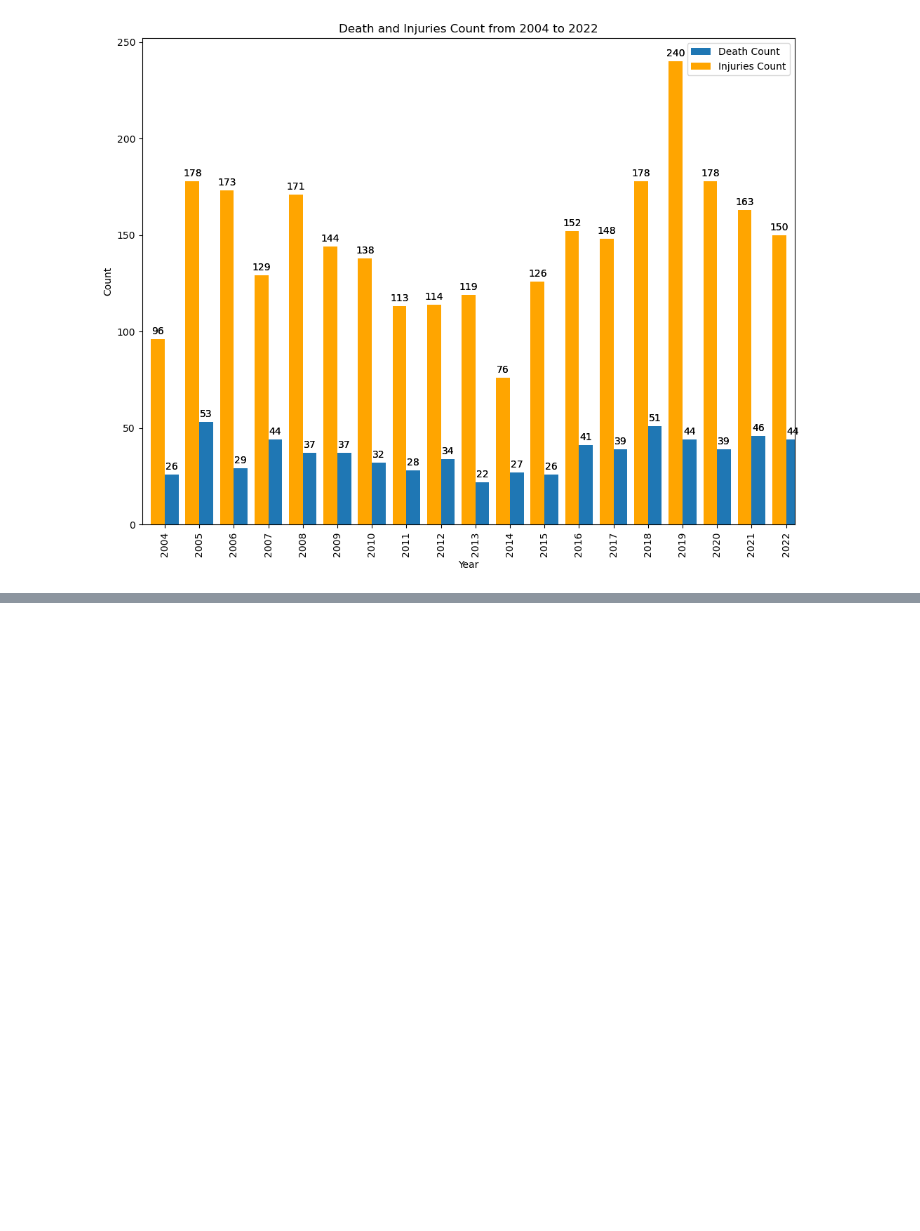
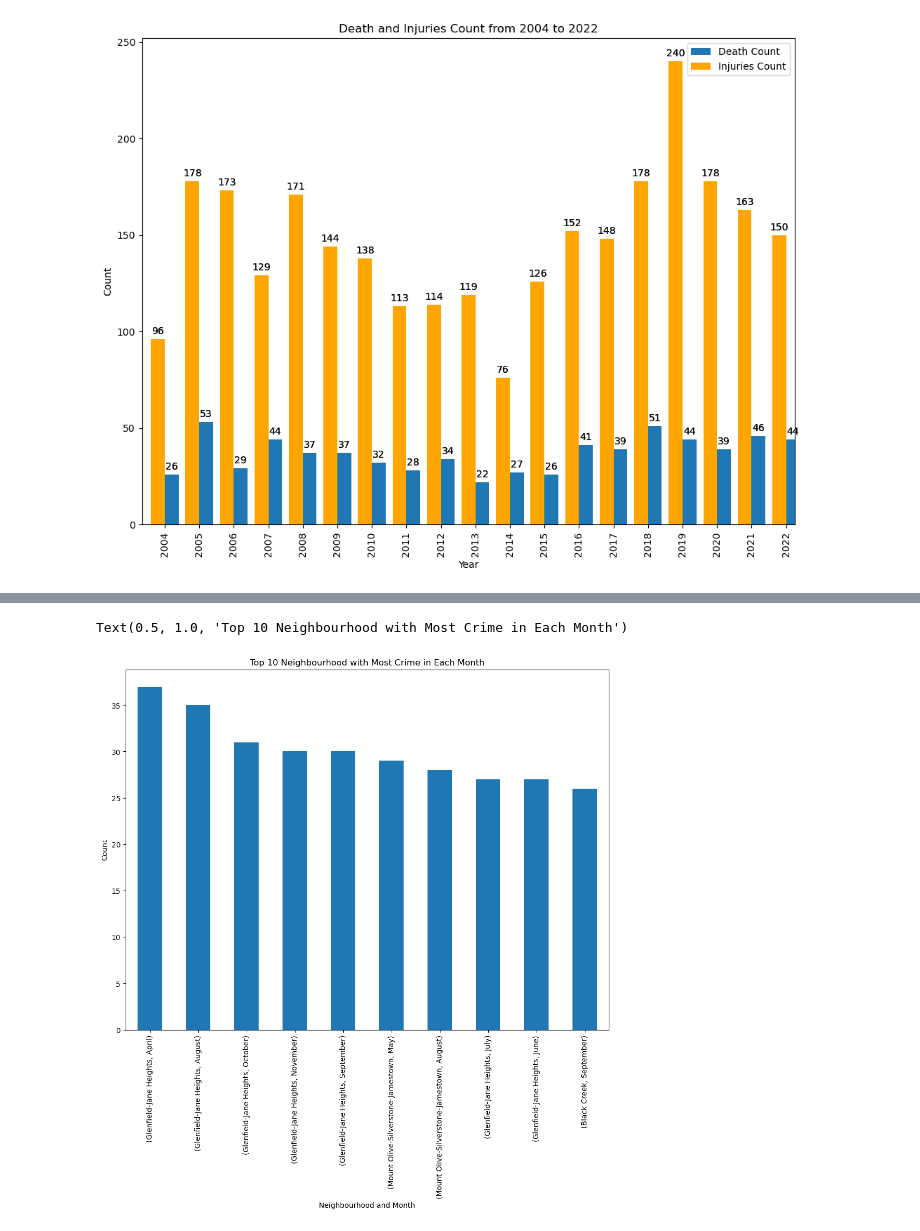
Before and after one commit to Dianalxy1/schulich_date_science, a Jupyter notebook: MMAI5000/5000_groupproject.ipynb, the cells around one changed output, grey strips where cells are left out. Saved outputs shown, nothing was run; the diff lists cells and outputs as text; code cells hidden in the pictures; blank space fills up the shorter version.

```diff
--- a/MMAI5000/5000_groupproject.ipynb
+++ b/MMAI5000/5000_groupproject.ipynb
@@ -194,0 +291,10 @@ ax.legend()
+# %%
+# find out the number of crime in each month in top 10 neighbourhood
+fig, ax = plt.subplots(figsize=(12, 9))
+df2.groupby(['NEIGHBOURHOOD_158','OCC_MONTH'])['OCC_MONTH'].count().sort_values(ascending=False).head(10).plot(kind='bar', ax=ax)
+ax.set_xlabel('Neighbourhood and Month')
+ax.set_ylabel('Count')
+ax.set_title('Top 10 Neighbourhood with Most Crime in Each Month')
+# %% [output]
+Text(0.5, 1.0, 'Top 10 Neighbourhood with Most Crime in Each Month')
+[figure, added]
```
Also changed, not shown: parts of 8 cells of this notebook, 1 other file.
